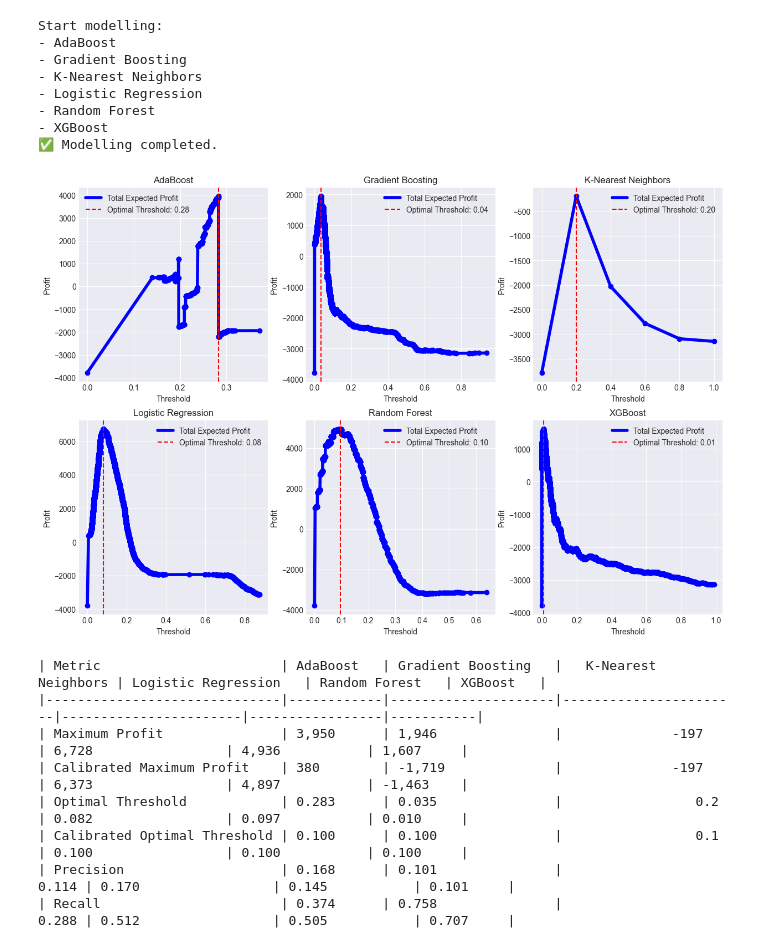
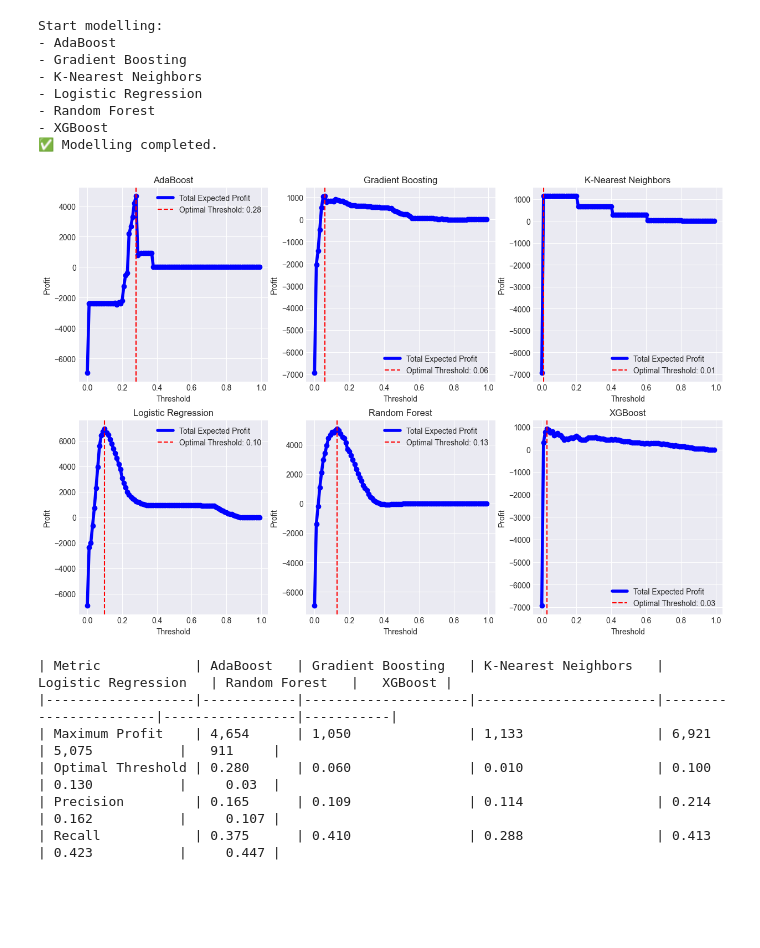
Before and after one commit to vanesterik/mads-telemarketing-assigment, a Jupyter notebook: notebooks/2.0-kve-predictive-modelling.ipynb, the cells around one changed output. Saved outputs shown, nothing was run; the diff lists cells and outputs as text; code cells hidden in the pictures; blank space fills up the shorter version.

Commit message:
feat: implement profit based threshold calculation

```diff
--- a/notebooks/2.0-kve-predictive-modelling.ipynb
+++ b/notebooks/2.0-kve-predictive-modelling.ipynb
@@ -121,13 +120,10 @@ tscv = TimeSeriesSplit(n_splits=5)
 # Define function to calculate maximum profit
 def calculate_maximum_profit(
     y_true: NDArray[np.int32],
-    y_score: NDArray[np.float32],
+    y_probs: NDArray[np.float32],
 ) -> int:
-    # Calculate binary classifier curve to get true positives, false negatives,
-    # false positives, true negatives, and thresholds
-    tps, fns, fps, tns, thresholds = calculate_binary_classifier_curve(y_true, y_score)
     # Calculate various metrics based on the binary classifier curve
-    results = calculate_profit_thresholds(tps, fps, fns, tns, thresholds)
+    results = calculate_profit_thresholds(y_true, y_probs)
     # Return the maximum profit as the score
     return results[2]
 
@@ -177,7 +173,7 @@ for name, (classifier, _) in classifiers.items():
     print(f"- {name}")
 
     # Prepare an array to store predictions for all training samples
-    y_score = np.zeros(len(y_train))
+    y_probs = np.zeros(len(y_train))
 
     for fold_train_index, fold_test_index in tscv.split(X_train_transformed, y_train):
         # Split the data into training and test folds
@@ -194,9 +190,9 @@ for name, (classifier, _) in classifiers.items():
         # Predict probabilities for the test fold
         y_fold_score = classifier.predict_proba(X_fold_test)[:, 1]
         # Store the predictions in the correct indices
-        y_score[fold_test_index] = y_fold_score
+        y_probs[fold_test_index] = y_fold_score
 
-    results[name] = y_score
+    results[name] = y_probs
 
 print("✅ Modelling completed.")
 # %% [output]
@@ -213,35 +209,30 @@ Start modelling:
 metrics = {}
 
 # Calculate various metrics based on the results of the classifiers
-for name, y_score in results.items():
-    # Calculate binary classifier curve to get true positives, false negatives,
-    # false positives, true negatives, and thresholds
-    tps, fps, fns, tns, thresholds = calculate_binary_classifier_curve(y_train, y_score)
+for name, y_probs in results.items():
     # Calculate profit thresholds and metrics
-    metrics[name] = calculate_profit_thresholds(tps, fps, fns, tns, thresholds)
+    metrics[name] = calculate_profit_thresholds(y_train, y_probs)
 # %%
 _, axes = plt.subplots(2, 3, figsize=(15, 10))
 
 for ax, (name, metric) in zip(axes.flatten(), metrics.items()):
     (
         thresholds,
         profits,
         maximum_profit,
-        calibrated_maximum_profit,
         optimal_threshold,
-        calibrated_optimal_threshold,
         precision,
         recall,
     ) = metric
     plot_profit_thresholds(
         profits,
         thresholds,
         optimal_threshold,
         ax=ax,
         model_name=name,
     )
 # %% [output]
-[figure, old version]
+[figure, new version]
 # %%
 # Prepare headers and metrics for the table
 headers = ["Metric"] + list(results.keys())
@@ -251,18 +242,14 @@ for name, metric in metrics.items():
     # Collect metrics for each model in a more elegant way
     values = [
         metric[2],  # Maximum Profit
-        metric[3],  # Calibrated Maximum Profit
-        metric[4],  # Optimal Threshold
-        metric[5],  # Calibrated Optimal Threshold
-        metric[6],  # Precision
-        metric[7],  # Recall
+        metric[3],  # Optimal Threshold
+        metric[4],  # Precision
+        metric[5],  # Recall
     ]
     if len(table) == 0:
         metric_names = [
             "Maximum Profit",
-            "Calibrated Maximum Profit",
             "Optimal Threshold",
-            "Calibrated Optimal Threshold",
             "Precision",
             "Recall",
         ]
@@ -276,14 +263,12 @@ for name, metric in metrics.items():
 
 print(tabulate(table, headers, tablefmt="github"))
 # %% [output]
-| Metric                       | AdaBoost   | Gradient Boosting   |   K-Nearest Neighbors | Logistic Regression   | Random Forest   | XGBoost   |
-|------------------------------|------------|---------------------|-----------------------|-----------------------|-----------------|-----------|
-| Maximum Profit               | 3,950      | 1,946               |              -197     | 6,728                 | 4,936           | 1,607     |
-| Calibrated Maximum Profit    | 380        | -1,719              |              -197     | 6,373                 | 4,897           | -1,463    |
-| Optimal Threshold            | 0.283      | 0.035               |                 0.2   | 0.082                 | 0.097           | 0.010     |
-| Calibrated Optimal Threshold | 0.100      | 0.100               |                 0.1   | 0.100                 | 0.100           | 0.100     |
-| Precision                    | 0.168      | 0.101               |                 0.114 | 0.170                 | 0.145           | 0.101     |
-| Recall                       | 0.374      | 0.758               |                 0.288 | 0.512                 | 0.505           | 0.707     |
+| Metric            | AdaBoost   | Gradient Boosting   | K-Nearest Neighbors   | Logistic Regression   | Random Forest   |   XGBoost |
+|-------------------|------------|---------------------|-----------------------|-----------------------|-----------------|-----------|
+| Maximum Profit    | 4,654      | 1,050               | 1,133                 | 6,921                 | 5,075           |   911     |
+| Optimal Threshold | 0.280      | 0.060               | 0.010                 | 0.100                 | 0.130           |     0.03  |
+| Precision         | 0.165      | 0.109               | 0.114                 | 0.214                 | 0.162           |     0.107 |
+| Recall            | 0.375      | 0.410               | 0.288                 | 0.413                 | 0.423           |     0.447 |
 # %%
 selected_model = classifiers["Logistic Regression"][0]
 selected_model.fit(X_train_transformed, y_train)
```
Also changed, not shown: parts of 2 cells of this notebook, 3 other files.
